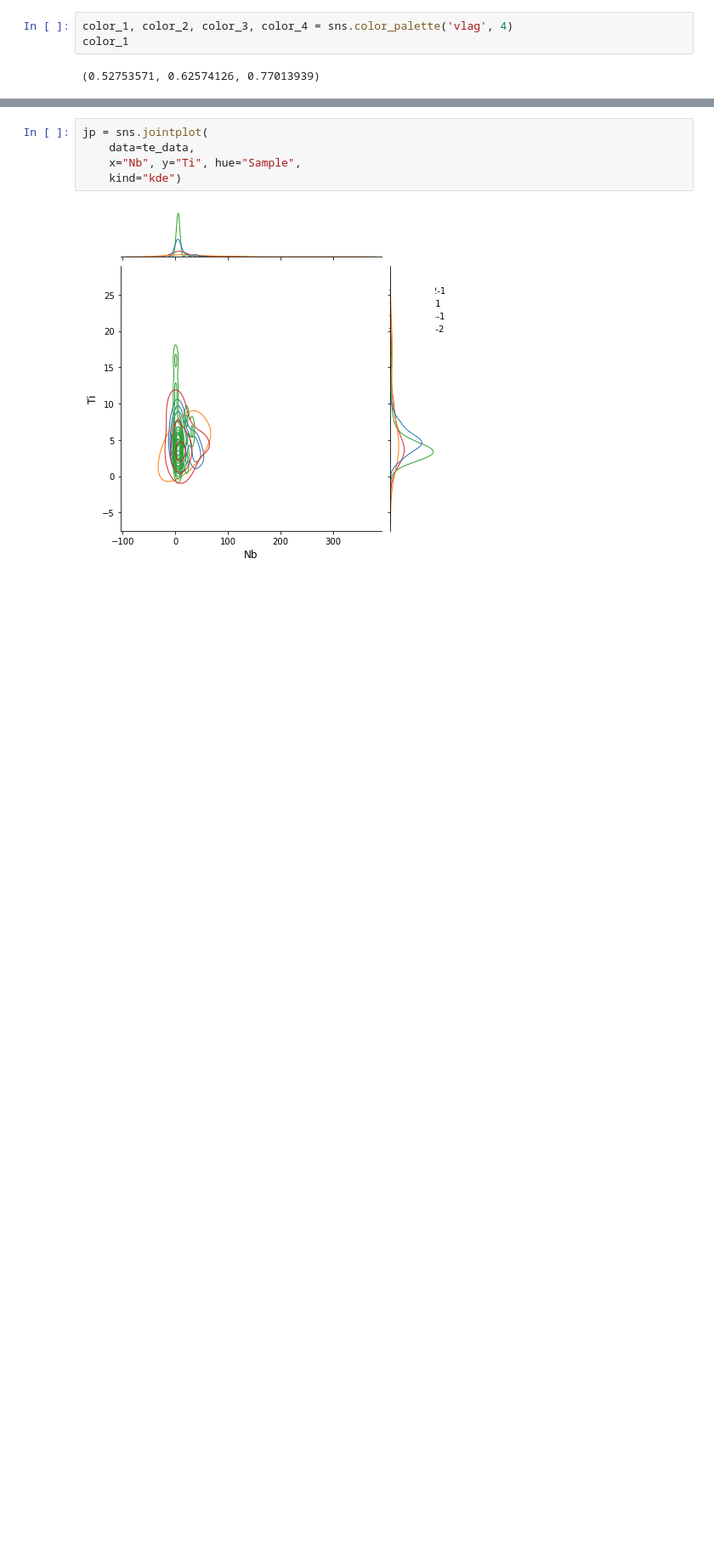
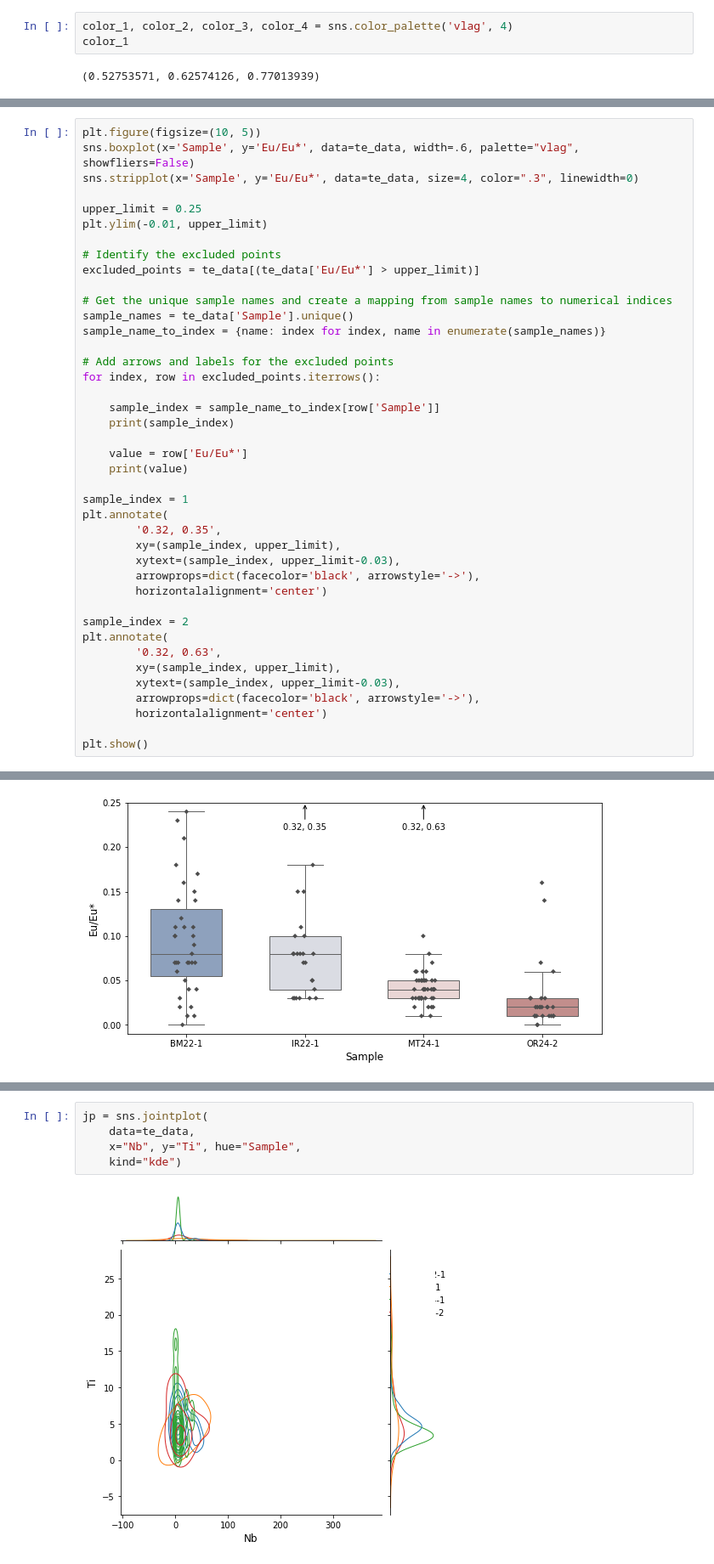
Before and after one commit to Swanson-Hysell-Group/Northbrae_Volcanics, a Jupyter notebook: code/trace_elements.ipynb, the cells around one changed output, grey strips where cells are left out. Shown at 85% size. Cells and saved outputs as stored; diff of their text form; blank space fills up the shorter version.

```diff
--- a/code/trace_elements.ipynb
+++ b/code/trace_elements.ipynb
@@ -98,0 +95,42 @@ plt.show()
+# %%
+plt.figure(figsize=(10, 5))
+sns.boxplot(x='Sample', y='Eu/Eu*', data=te_data, width=.6, palette="vlag", showfliers=False)
+sns.stripplot(x='Sample', y='Eu/Eu*', data=te_data, size=4, color=".3", linewidth=0)
+
+upper_limit = 0.25
+plt.ylim(-0.01, upper_limit)
+
+# Identify the excluded points
+excluded_points = te_data[(te_data['Eu/Eu*'] > upper_limit)]
+
+# Get the unique sample names and create a mapping from sample names to numerical indices
+sample_names = te_data['Sample'].unique()
+sample_name_to_index = {name: index for index, name in enumerate(sample_names)}
+
+# Add arrows and labels for the excluded points
+for index, row in excluded_points.iterrows():
+
+    sample_index = sample_name_to_index[row['Sample']]
+    print(sample_index)
+
+    value = row['Eu/Eu*']
+    print(value)
+
+sample_index = 1
+plt.annotate(
+        '0.32, 0.35',
+        xy=(sample_index, upper_limit),
+        xytext=(sample_index, upper_limit-0.03),
+        arrowprops=dict(facecolor='black', arrowstyle='->'),
+        horizontalalignment='center')
+
+sample_index = 2
+plt.annotate(
+        '0.32, 0.63',
+        xy=(sample_index, upper_limit),
+        xytext=(sample_index, upper_limit-0.03),
+        arrowprops=dict(facecolor='black', arrowstyle='->'),
+        horizontalalignment='center')
+
+plt.show()
+# %% [output]
@@ -98,0 +145 @@ plt.show()
+[figure, added]
```
Also changed, not shown: parts of 8 cells of this notebook.
